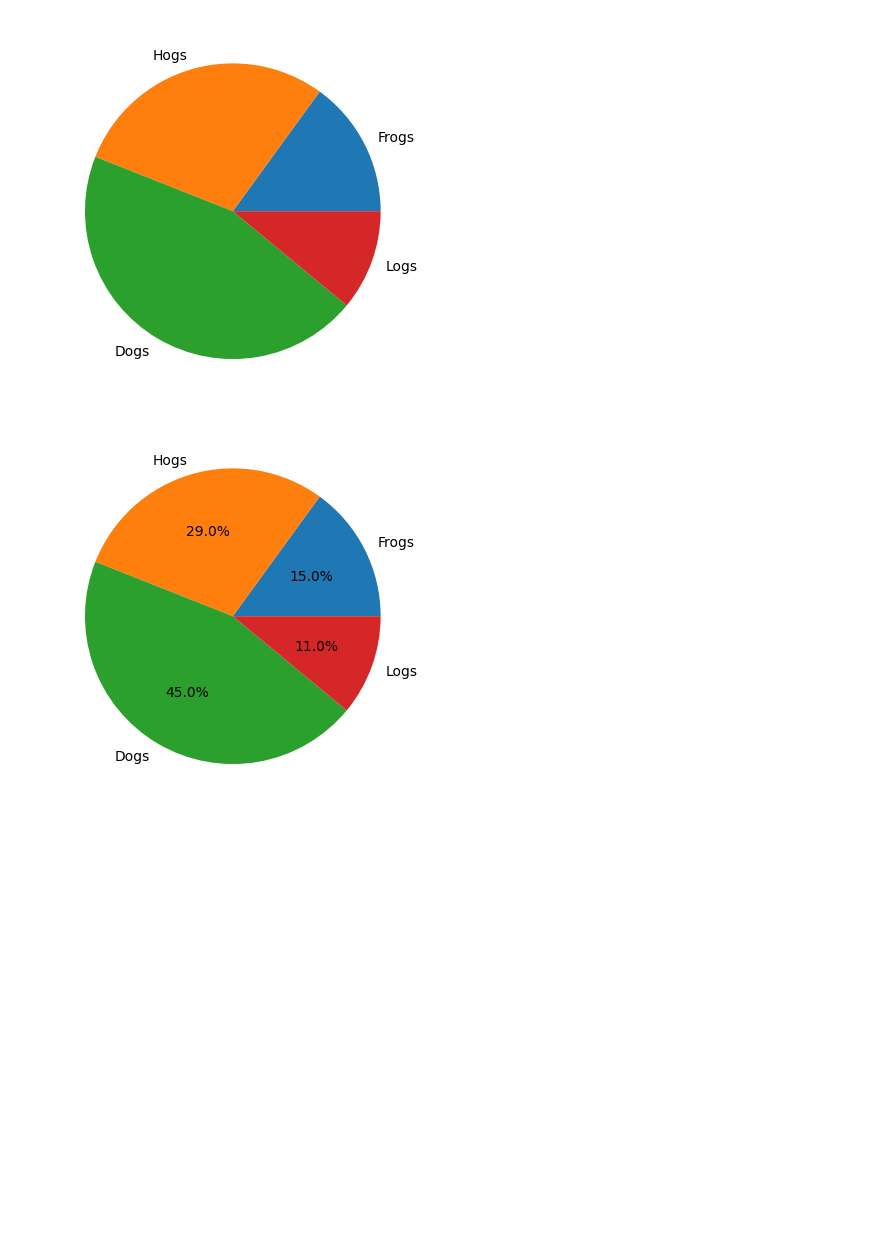
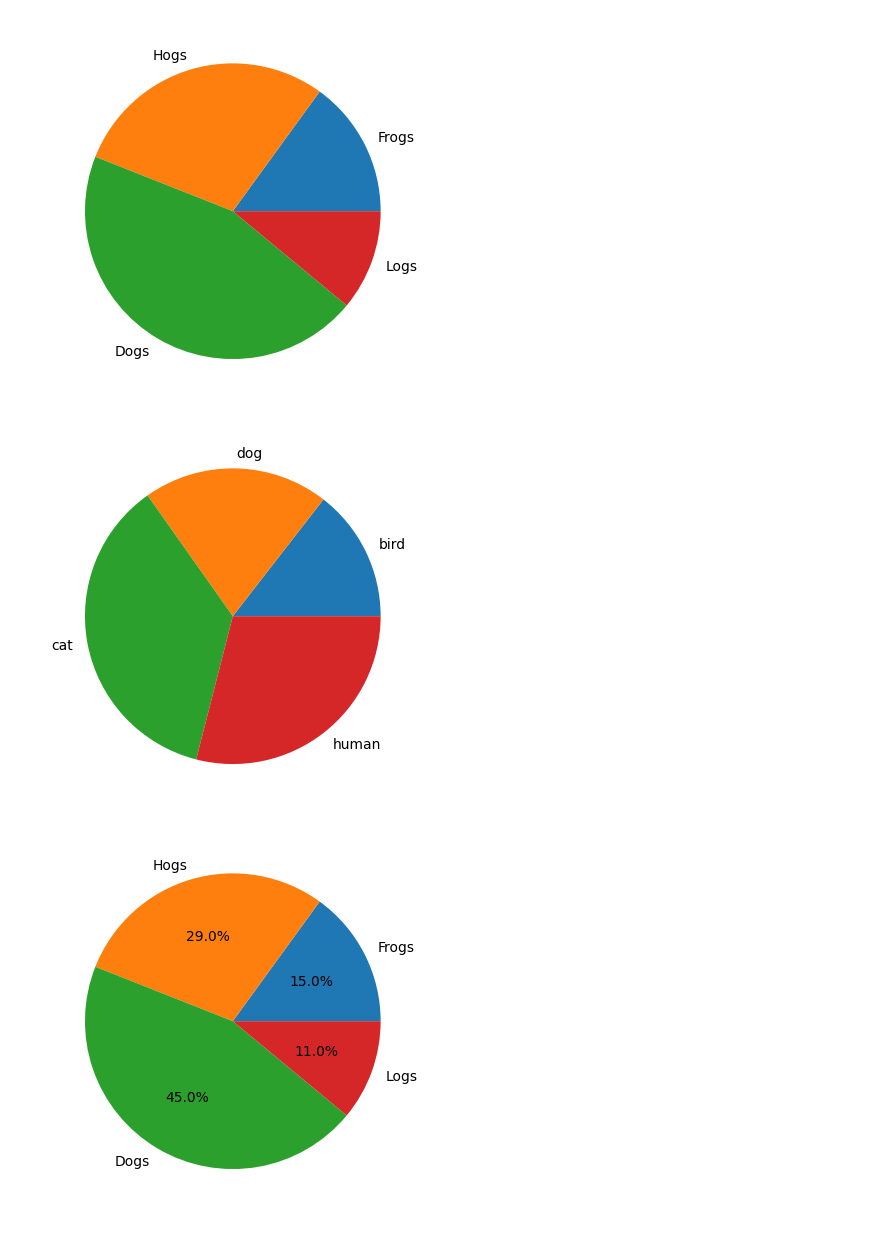
Before and after one commit to Angy-face/Esan-Coding-SS2, a Jupyter notebook: 2_3_Matplotlib.ipynb, the cells around one changed output. Cells and saved outputs as stored; diff of their text form; code cells hidden in the pictures; blank space fills up the shorter version.

```diff
--- a/2_3_Matplotlib.ipynb
+++ b/2_3_Matplotlib.ipynb
@@ -760,6 +785,16 @@ ax.pie(sizes, labels=labels)
 plt.show()
 # %% [output]
 [figure]
+# %%
+lable = ['bird' , 'dog' , 'cat' , 'human']
+size  = [100,140,250,200]
+
+fig,ax = plt.subplots()
+ax.pie(size,labels = lable)
+
+plt.show()
+# %% [output]
+[figure, added]
 # %%
 fig, ax = plt.subplots()
 ax.pie(sizes, labels=labels, autopct='%1.1f%%')
```
Also changed, not shown: parts of 5 cells of this notebook.
